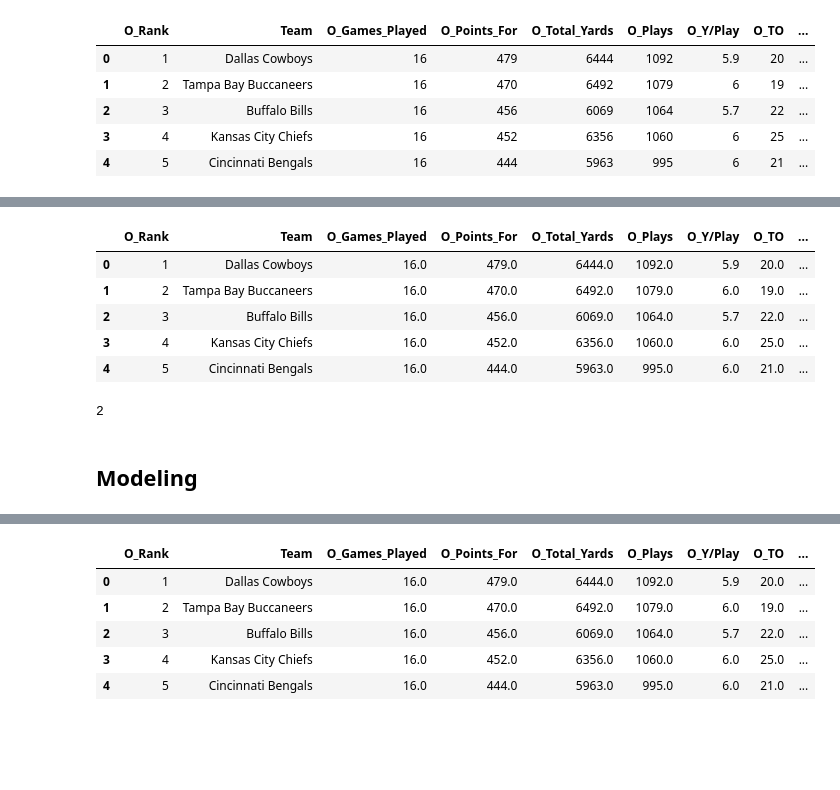
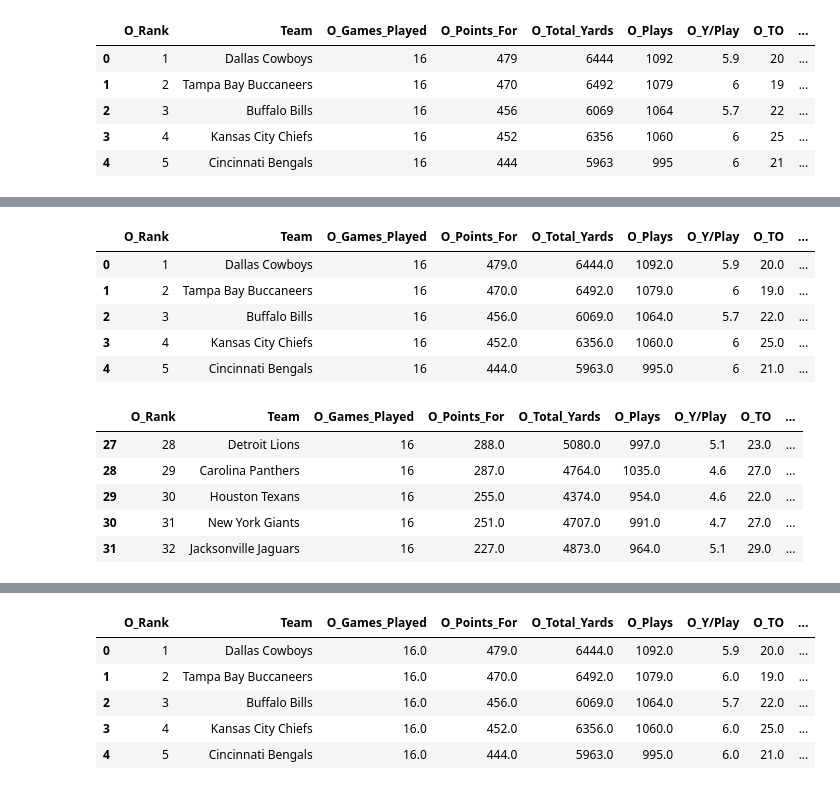
Before and after one commit to stefimaz/Praedico, a Jupyter notebook: Combine_csv.ipynb, the cells around one changed output, grey strips where cells are left out. Drawn from its saved outputs; the diff is of its cells as text; code cells hidden in the pictures; blank space fills up the shorter version.

```diff
--- a/Combine_csv.ipynb
+++ b/Combine_csv.ipynb
@@ -322,25 +334,3 @@ testSet.head()
 | 2 | 3 | Buffalo Bills | 16 | 456 | 6069 | 1064 | 5.7 | 22 | ... |
 | 3 | 4 | Kansas City Chiefs | 16 | 452 | 6356 | 1060 | 6 | 25 | ... |
 | 4 | 5 | Cincinnati Bengals | 16 | 444 | 5963 | 995 | 6 | 21 | ... |
-# %%
-adjusted_columns = ['O_Points_For', 'O_Total_Yards',
-       'O_Plays', 'O_TO', 'O_Fumbles_Lost', 'O_1st_D',
-       'O_P_Completions', 'O_P_Attempts', 'O_P_Yards', 'O_P_TD', 'O_P_Int',
-       'O_P_Passing_1st_D', 'O_R_Att', 'O_R_Yards', 'O_R_TD',
-       'O_R_1st_D', 'O_Pe', 'O_Pe_Yards', 'O_Pe_1st_D',
-       'O_Scoring_Drives', 'O_Expected_Points',
-       'D_Games_Played', 'D_Points_Allowed', 'D_Total_Yards', 'D_Plays',
-       'D_TD', 'D_Fumbles_Lost', 'D_1st_D', 'D_P_Completions',
-       'D_P_Attempts', 'D_P_Yards', 'D_P_TD', 'D_P_Int',
-       'D_P_Passing_1st_D', 'D_R_Att', 'D_R_Yards', 'D_R_TD',
-       'D_R_1st_D', 'D_Pe', 'D_Pe_Yards', 'D_Pe_1st_D', 'D_Scoring_Drives',
-       'D_Expected_Points']
-
-for col in [adjusted_columns]:
-    testSet[col] = testSet[col].astype('float')
-
-testSet['O_Games_Played'] = testSet['O_Games_Played'].astype('int')
-adjuster = 16 / testSet['O_Games_Played']
-
-testSet[adjusted_columns] = testSet[adjusted_columns].mul(adjuster, axis = 0)
-testSet.head()
@@ -420,13 +336,0 @@ sbwinners['Superbowl'] = 1
-# %%
-sbwinners.Year = sbwinners.Year.astype('int')
-mydata.Year = mydata.Year.astype('int')
-
-test = pd.merge(mydata, sbwinners, left_on = ['Year','Team'], right_on = ['Year', 'Winner'], how = 'left')
-test.head()
-# %% [output]
-|  | O_Rank | Team | O_Games_Played | O_Points_For | O_Total_Yards | O_Plays | O_Y/Play | O_TO | ... |
-| 0 | 1 | Dallas Cowboys | 16.0 | 479.0 | 6444.0 | 1092.0 | 5.9 | 20.0 | ... |
-| 1 | 2 | Tampa Bay Buccaneers | 16.0 | 470.0 | 6492.0 | 1079.0 | 6.0 | 19.0 | ... |
-| 2 | 3 | Buffalo Bills | 16.0 | 456.0 | 6069.0 | 1064.0 | 5.7 | 22.0 | ... |
-| 3 | 4 | Kansas City Chiefs | 16.0 | 452.0 | 6356.0 | 1060.0 | 6.0 | 25.0 | ... |
-| 4 | 5 | Cincinnati Bengals | 16.0 | 444.0 | 5963.0 | 995.0 | 6.0 | 21.0 | ... |
@@ -440,7 +337,36 @@ test.rename(columns = {'Superbowl_y': 'Superbowl'}, inplace = True)
-# %%
-test.dtypes
-test.Superbowl.sum()
-# %% [output]
-2
-# %% [markdown]
-## Modeling
+# %%
+adjusted_columns = ['O_Points_For', 'O_Total_Yards',
+       'O_Plays', 'O_TO', 'O_Fumbles_Lost', 'O_1st_D',
+       'O_P_Completions', 'O_P_Attempts', 'O_P_Yards', 'O_P_TD', 'O_P_Int',
+       'O_P_Passing_1st_D', 'O_R_Att', 'O_R_Yards', 'O_R_TD',
+       'O_R_1st_D', 'O_Pe', 'O_Pe_Yards', 'O_Pe_1st_D',
+       'O_Scoring_Drives', 'O_Expected_Points',
+       'D_Games_Played', 'D_Points_Allowed', 'D_Total_Yards', 'D_Plays',
+       'D_TD', 'D_Fumbles_Lost', 'D_1st_D', 'D_P_Completions',
+       'D_P_Attempts', 'D_P_Yards', 'D_P_TD', 'D_P_Int',
+       'D_P_Passing_1st_D', 'D_R_Att', 'D_R_Yards', 'D_R_TD',
+       'D_R_1st_D', 'D_Pe', 'D_Pe_Yards', 'D_Pe_1st_D', 'D_Scoring_Drives',
+       'D_Expected_Points']
+
+for col in [adjusted_columns]:
+    testset[col] = testset[col].astype('float')
+
+testset['O_Games_Played'] = testset['O_Games_Played'].astype('int')
+adjuster = 16 / testset['O_Games_Played']
+
+testset[adjusted_columns] = testset[adjusted_columns].mul(adjuster, axis = 0)
+display(testset.head())
+display(testset.tail())
+# %% [output]
+|  | O_Rank | Team | O_Games_Played | O_Points_For | O_Total_Yards | O_Plays | O_Y/Play | O_TO | ... |
+| 0 | 1 | Dallas Cowboys | 16 | 479.0 | 6444.0 | 1092.0 | 5.9 | 20.0 | ... |
+| 1 | 2 | Tampa Bay Buccaneers | 16 | 470.0 | 6492.0 | 1079.0 | 6 | 19.0 | ... |
+| 2 | 3 | Buffalo Bills | 16 | 456.0 | 6069.0 | 1064.0 | 5.7 | 22.0 | ... |
+| 3 | 4 | Kansas City Chiefs | 16 | 452.0 | 6356.0 | 1060.0 | 6 | 25.0 | ... |
+| 4 | 5 | Cincinnati Bengals | 16 | 444.0 | 5963.0 | 995.0 | 6 | 21.0 | ... |
+|  | O_Rank | Team | O_Games_Played | O_Points_For | O_Total_Yards | O_Plays | O_Y/Play | O_TO | ... |
+| 27 | 28 | Detroit Lions | 16 | 288.0 | 5080.0 | 997.0 | 5.1 | 23.0 | ... |
+| 28 | 29 | Carolina Panthers | 16 | 287.0 | 4764.0 | 1035.0 | 4.6 | 27.0 | ... |
+| 29 | 30 | Houston Texans | 16 | 255.0 | 4374.0 | 954.0 | 4.6 | 22.0 | ... |
+| 30 | 31 | New York Giants | 16 | 251.0 | 4707.0 | 991.0 | 4.7 | 27.0 | ... |
+| 31 | 32 | Jacksonville Jaguars | 16 | 227.0 | 4873.0 | 964.0 | 5.1 | 29.0 | ... |
```
Also changed, not shown: parts of 66 cells of this notebook, 1 other file.
